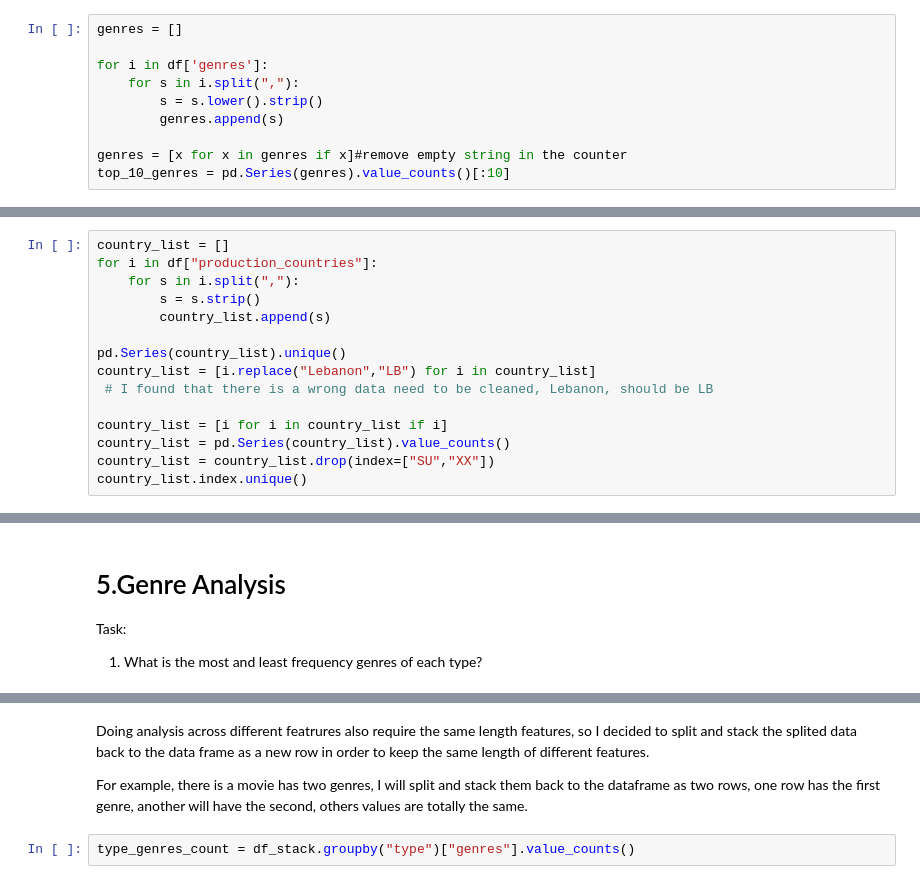
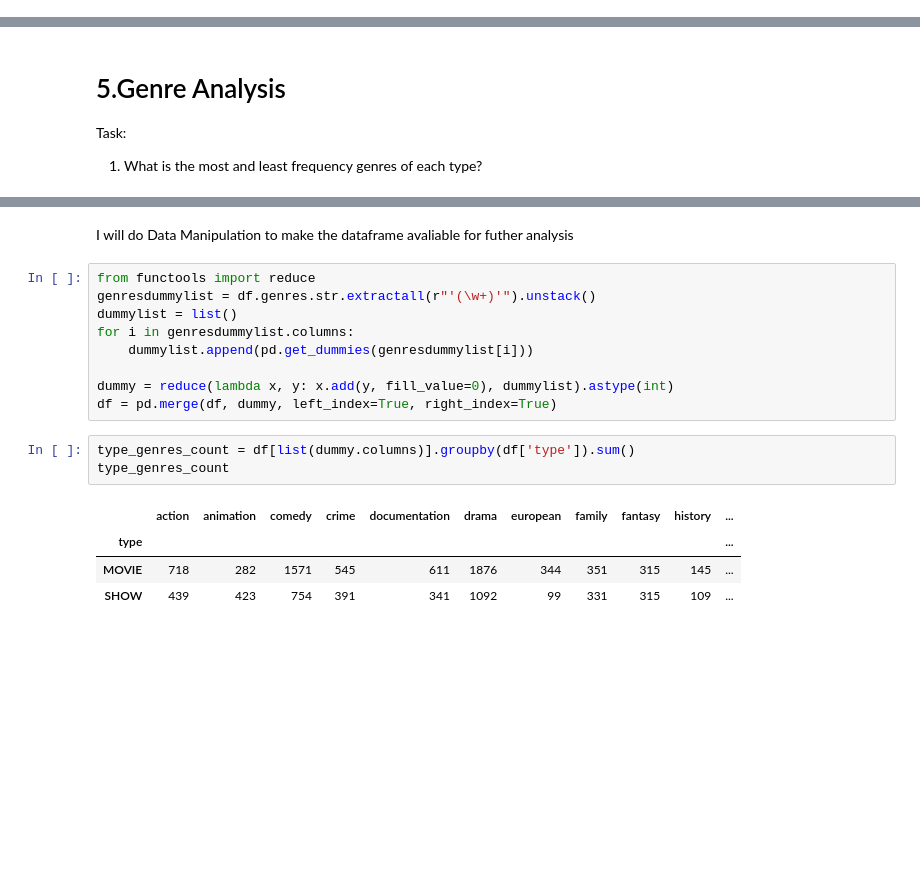
Before and after one commit to JackieYi/Kaggle-Netfilx-Project, a Jupyter notebook: netflix-eda-data-visualization-and-analysis.ipynb, the cells around one changed output, grey strips where cells are left out. Saved outputs shown, nothing was run; the diff lists cells and outputs as text; blank space fills up the shorter version.

```diff
--- a/netflix-eda-data-visualization-and-analysis.ipynb
+++ b/netflix-eda-data-visualization-and-analysis.ipynb
@@ -203,13 +189,3 @@ df["genres"]
 Name: genres, Length: 5849, dtype: object
 # %% [markdown]
 We can see there are some shows or movies have more than one genre, counting each genre combination as a new catagory might not be a good decision, so I would like to split them into single genres and count them.
-# %%
-genres = []
-
-for i in df['genres']:
-    for s in i.split(","):
-        s = s.lower().strip()
-        genres.append(s)
-
-genres = [x for x in genres if x]#remove empty string in the counter
-top_10_genres = pd.Series(genres).value_counts()[:10]
@@ -224,15 +204,0 @@ genres_fig.show()
-# %%
-country_list = []
-for i in df["production_countries"]:
-    for s in i.split(","):
-        s = s.strip()
-        country_list.append(s)
-
-pd.Series(country_list).unique()
-country_list = [i.replace("Lebanon","LB") for i in country_list]
- # I found that there is a wrong data need to be cleaned, Lebanon, should be LB
-
-country_list = [i for i in country_list if i]
-country_list = pd.Series(country_list).value_counts()
-country_list = country_list.drop(index=["SU","XX"])
-country_list.index.unique()
@@ -354,8 +314,21 @@ df_stack = df_stack.join(s)
-# %% [markdown]
-Doing analysis across different featrures also require the same length features, so I decided to split and stack the splited data back to the data frame as a new row in order to keep the same length of different features.
-
-For example, there is a movie has two genres, I will split and stack them back to the dataframe as two rows, one row has the first genre, another will have the second, others values are totally the same.
-# %%
-type_genres_count = df_stack.groupby("type")["genres"].value_counts()
+# %% [markdown]
+I will do Data Manipulation to make the dataframe avaliable for futher analysis
+# %%
+from functools import reduce
+genresdummylist = df.genres.str.extractall(r"'(\w+)'").unstack()
+dummylist = list()
+for i in genresdummylist.columns:
+    dummylist.append(pd.get_dummies(genresdummylist[i]))
+
+dummy = reduce(lambda x, y: x.add(y, fill_value=0), dummylist).astype(int)
+df = pd.merge(df, dummy, left_index=True, right_index=True)
+# %%
+type_genres_count = df[list(dummy.columns)].groupby(df['type']).sum()
+type_genres_count
+# %% [output]
+|  | action | animation | comedy | crime | documentation | drama | european | family | fantasy | history | ... |
+| type |  |  |  |  |  |  |  |  |  |  | ... |
+| MOVIE | 718 | 282 | 1571 | 545 | 611 | 1876 | 344 | 351 | 315 | 145 | ... |
+| SHOW | 439 | 423 | 754 | 391 | 341 | 1092 | 99 | 331 | 315 | 109 | ... |
 # %%
 type_genres_fig = go.Figure(data=
```
Also changed, not shown: parts of 41 cells of this notebook.
